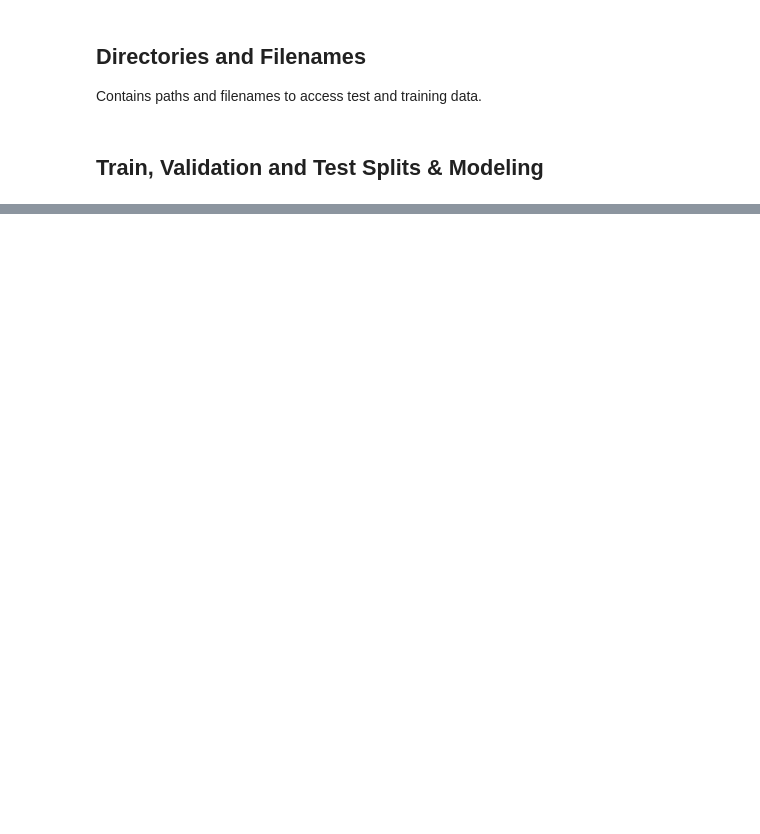
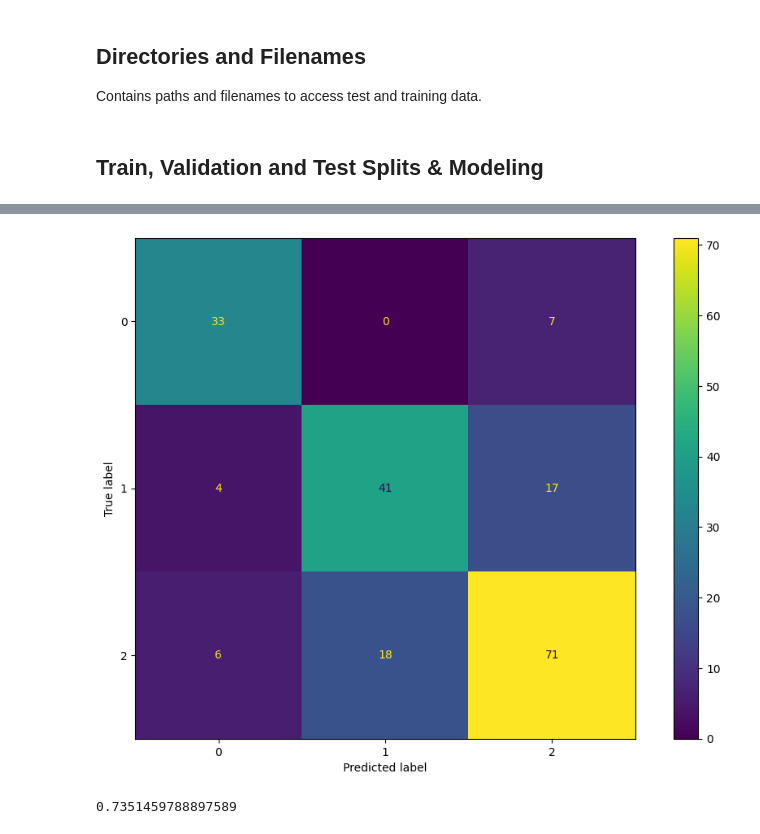
Before and after one commit to michael-fuest/tum-ai-multiclass-classification, a Jupyter notebook: src/modeling.ipynb, the cells around one changed output, grey strips where cells are left out. Drawn from its saved outputs; the diff is of its cells as text; code cells hidden in the pictures; blank space fills up the shorter version.

```diff
--- a/src/modeling.ipynb
+++ b/src/modeling.ipynb
@@ -224,0 +241,5 @@ Evaluating random forest multiclass classifier and xgboost multiclass classifier
+# %%
+evaluate_performance_on_test_set(cb_model_all_us['All_cb'], df_test)
+# %% [output]
+[figure, added]
+0.7351459788897589
```
Also changed, not shown: parts of 13 cells of this notebook, 4 other files.
